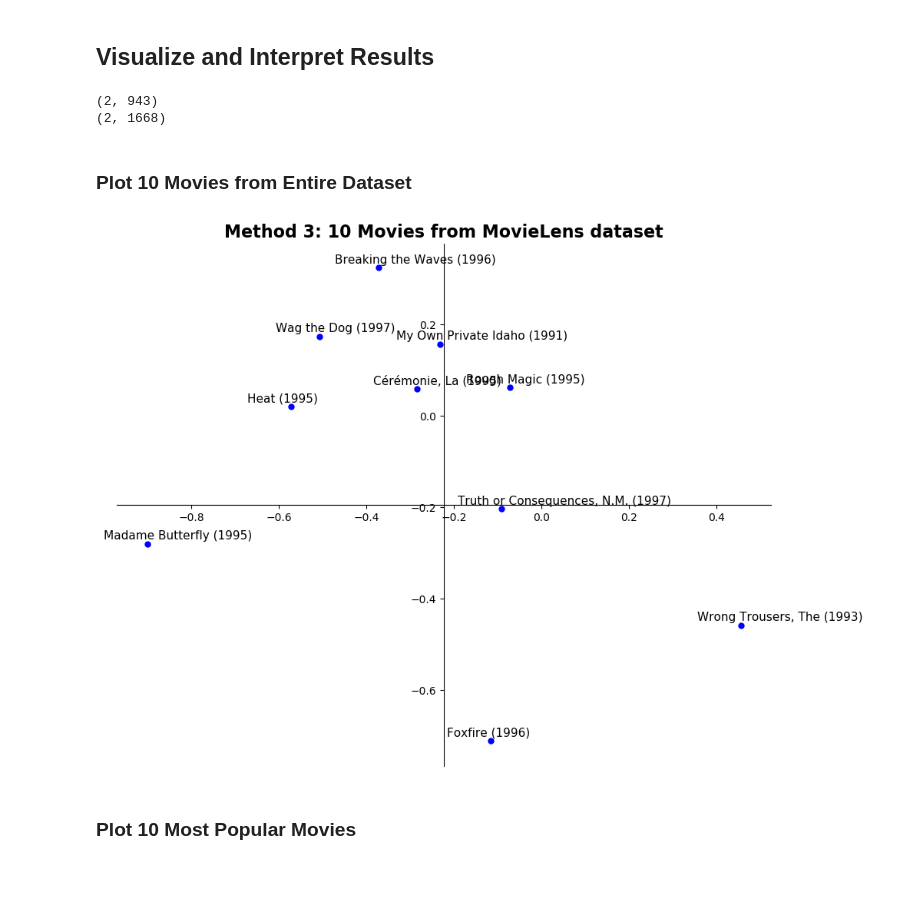
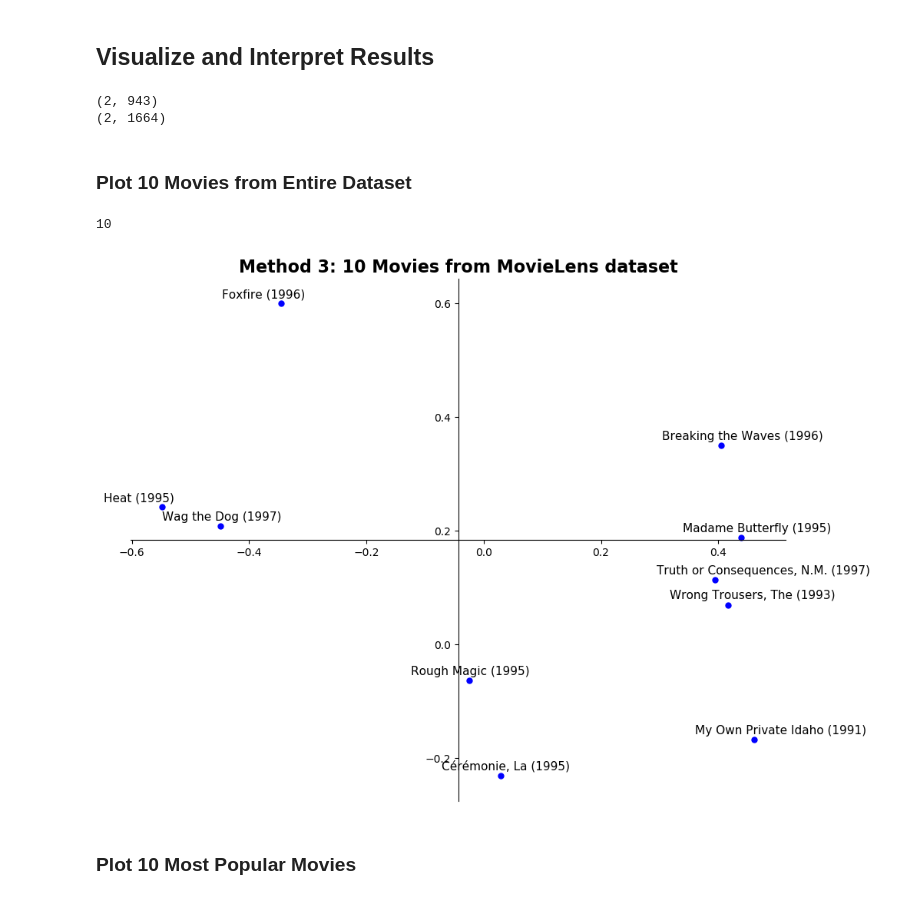
Before and after one commit to 18jeffreyma/cs155-visualization-miniproject, a Jupyter notebook: 5_matrix_factorization3.ipynb, the cells around one changed output. Saved outputs shown, nothing was run; the diff lists cells and outputs as text; code cells hidden in the pictures.

```diff
--- a/5_matrix_factorization3.ipynb
+++ b/5_matrix_factorization3.ipynb
@@ -9,8 +9,8 @@ from surprise.model_selection import train_test_split
 # %%
 reader = Reader(name=None, line_format=u'user item rating', sep=None, rating_scale=(1, 5), skip_lines=0)
 
-train_data = Dataset.load_from_file('data/train.txt', reader)
-test_data = Dataset.load_from_file('data/test.txt', reader)
+train_data = Dataset.load_from_file('data/train_cleaned.txt', reader)
+test_data = Dataset.load_from_file('data/test_cleaned.txt', reader)
 
 train_data = train_data.build_full_trainset()
 test_data = test_data.build_full_trainset().build_testset()
@@ -71,3 +71,12 @@ RMSE: 0.9135
+# %%
+# Best setup
+algo = SVD(n_factors = 20, biased=True, reg_all = 0.1, lr_all = 0.03, n_epochs = 40)
+all_data = Dataset.load_from_file('data/data_cleaned.txt', reader).build_full_trainset()
+algo.fit(all_data)
+# User factors (u)
+U = algo.pu
+# Item factors (v)
+V = algo.qi
 # %% [markdown]
 ## Visualize and Interpret Results
 # %%
@@ -88,7 +97,7 @@ print(U_tilde.shape)
 print(V_tilde.shape)
 # %% [output]
 (2, 943)
-(2, 1668)
+(2, 1664)
 # %%
 colnames = ['movie_id', 'title', 'unknown', "action", "adventure", "animation",
             "childrens", "comedy", "crime", "documentary", "drama", "fantasy",
@@ -114,36 +123,40 @@ for i in range(1,len(id_to_movie_title)):
 ### Plot 10 Movies from Entire Dataset
 # %%
 np.random.seed(42)
-movies = np.random.choice(list(movie_to_genre.keys()), 10, replace=False)
-movie_ids = [movie_to_id[m] for m in movies]
+
+random_ten = np.random.choice(list(set(np.loadtxt("data/data_cleaned.txt", dtype=int)[:,1])), 10, replace=False)
+movies = [id_to_movie_title[i] for i in random_ten]
+
+print(len(movie_ids))
 
 # ====================== TEN CHOSEN MOVIES PLOT ======================
 V_ten = np.take(np.transpose(V_tilde), movie_ids, axis=0)
 
 fig = plt.figure(figsize=(11, 9), dpi=100)
 ax = fig.add_subplot(1, 1, 1)
 
 # Move left y-axis and bottim x-axis to centre, passing through (0,0)
 ax.spines['left'].set_position('center')
 ax.spines['bottom'].set_position('center')
 
 # Eliminate upper and right axes
 ax.spines['right'].set_color('none')
 ax.spines['top'].set_color('none')
 
 # Show ticks in the left and lower axes only
 ax.xaxis.set_ticks_position('bottom')
 ax.yaxis.set_ticks_position('left')
 
 for i in range(len(V_ten)):
     x = V_ten[i][0]
     y = V_ten[i][1]
     plt.scatter(x, y, marker='.', color='blue', s=100)
     plt.text(x - 0.1, y + 0.01, movies[i], fontsize=11)
 plt.title('Method 3: 10 Movies from MovieLens dataset', fontsize=16, fontweight='bold')
 plt.show()
 # %% [output]
+10
-[figure, old version]
+[figure, new version]
 # %% [markdown]
 ### Plot 10 Most Popular Movies
 # %%
```
Also changed, not shown: parts of 2 cells of this notebook, 2 other files.
